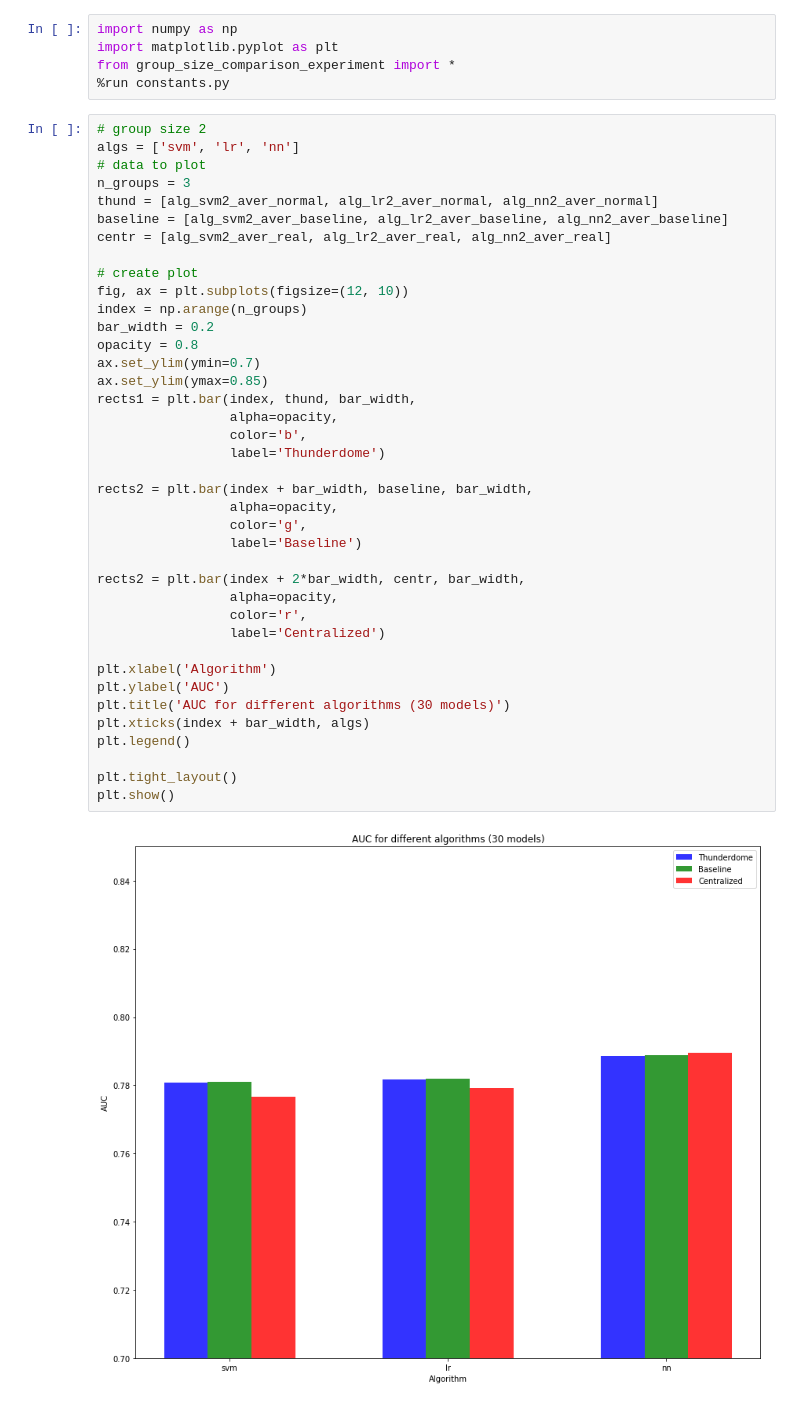
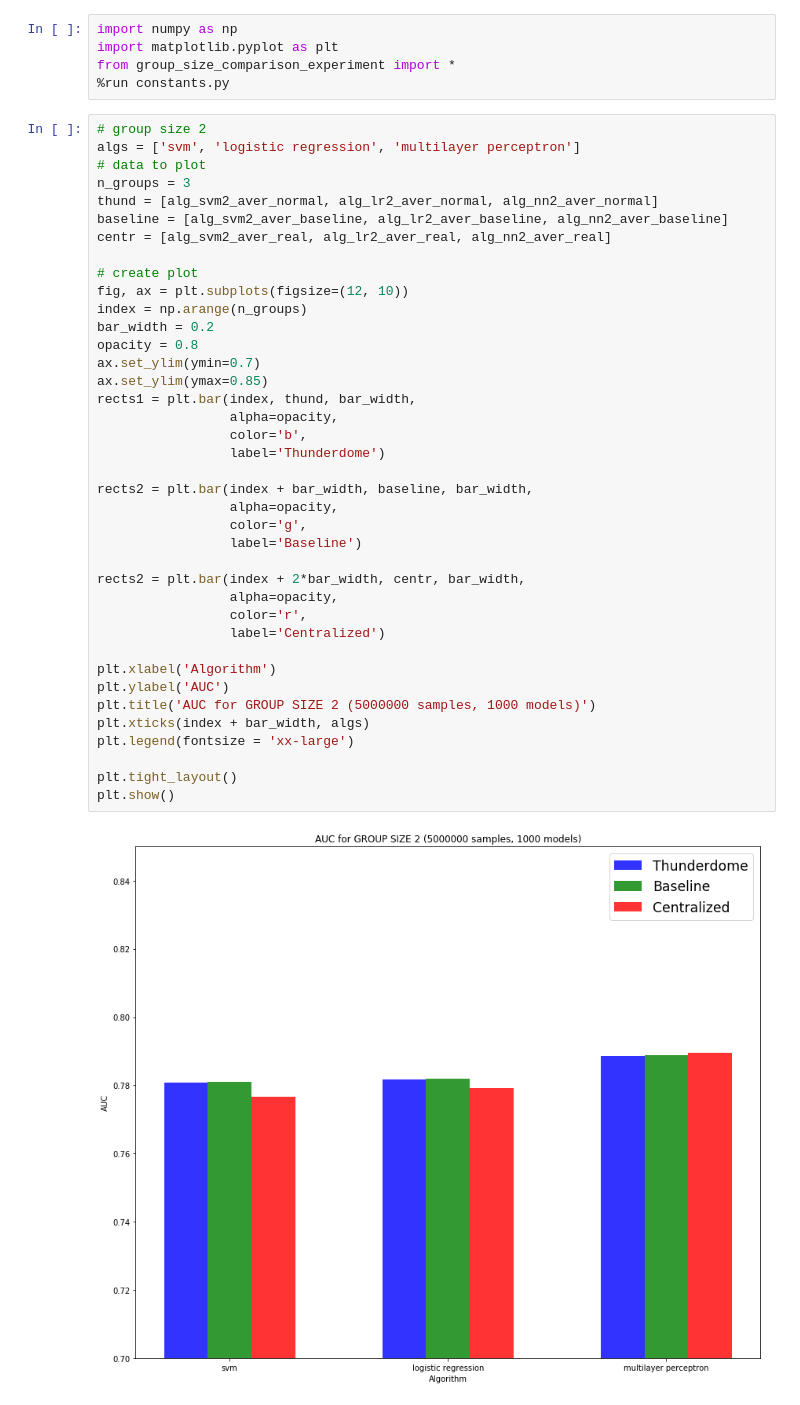
Before and after one commit to alisakhatipova/Parallel-Machine-Learning, a Jupyter notebook: group_exp.ipynb, the cells around one changed output. Saved outputs shown, nothing was run; the diff lists cells and outputs as text.

```diff
--- a/group_exp.ipynb
+++ b/group_exp.ipynb
@@ -5,7 +5,7 @@ from group_size_comparison_experiment import *
 %run constants.py
 # %%
 # group size 2
-algs = ['svm', 'lr', 'nn']
+algs = ['svm', 'logistic regression', 'multilayer perceptron']
 # data to plot
 n_groups = 3
 thund = [alg_svm2_aver_normal, alg_lr2_aver_normal, alg_nn2_aver_normal]
@@ -14,35 +14,35 @@ centr = [alg_svm2_aver_real, alg_lr2_aver_real, alg_nn2_aver_real]
 
 # create plot
 fig, ax = plt.subplots(figsize=(12, 10))
 index = np.arange(n_groups)
 bar_width = 0.2
 opacity = 0.8
 ax.set_ylim(ymin=0.7)
 ax.set_ylim(ymax=0.85)
 rects1 = plt.bar(index, thund, bar_width,
                  alpha=opacity,
                  color='b',
                  label='Thunderdome')
 
 rects2 = plt.bar(index + bar_width, baseline, bar_width,
                  alpha=opacity,
                  color='g',
                  label='Baseline')
 
 rects2 = plt.bar(index + 2*bar_width, centr, bar_width,
                  alpha=opacity,
                  color='r',
                  label='Centralized')
 
 plt.xlabel('Algorithm')
 plt.ylabel('AUC')
-plt.title('AUC for different algorithms (30 models)')
+plt.title('AUC for GROUP SIZE 2 (5000000 samples, 1000 models)')
 plt.xticks(index + bar_width, algs)
-plt.legend()
+plt.legend(fontsize = 'xx-large')
 
 plt.tight_layout()
 plt.show()
 # %% [output]
-[figure, old version]
+[figure, new version]
 # %%
 # group size 5
```
Also changed, not shown: parts of 4 cells of this notebook, 1 other file.
